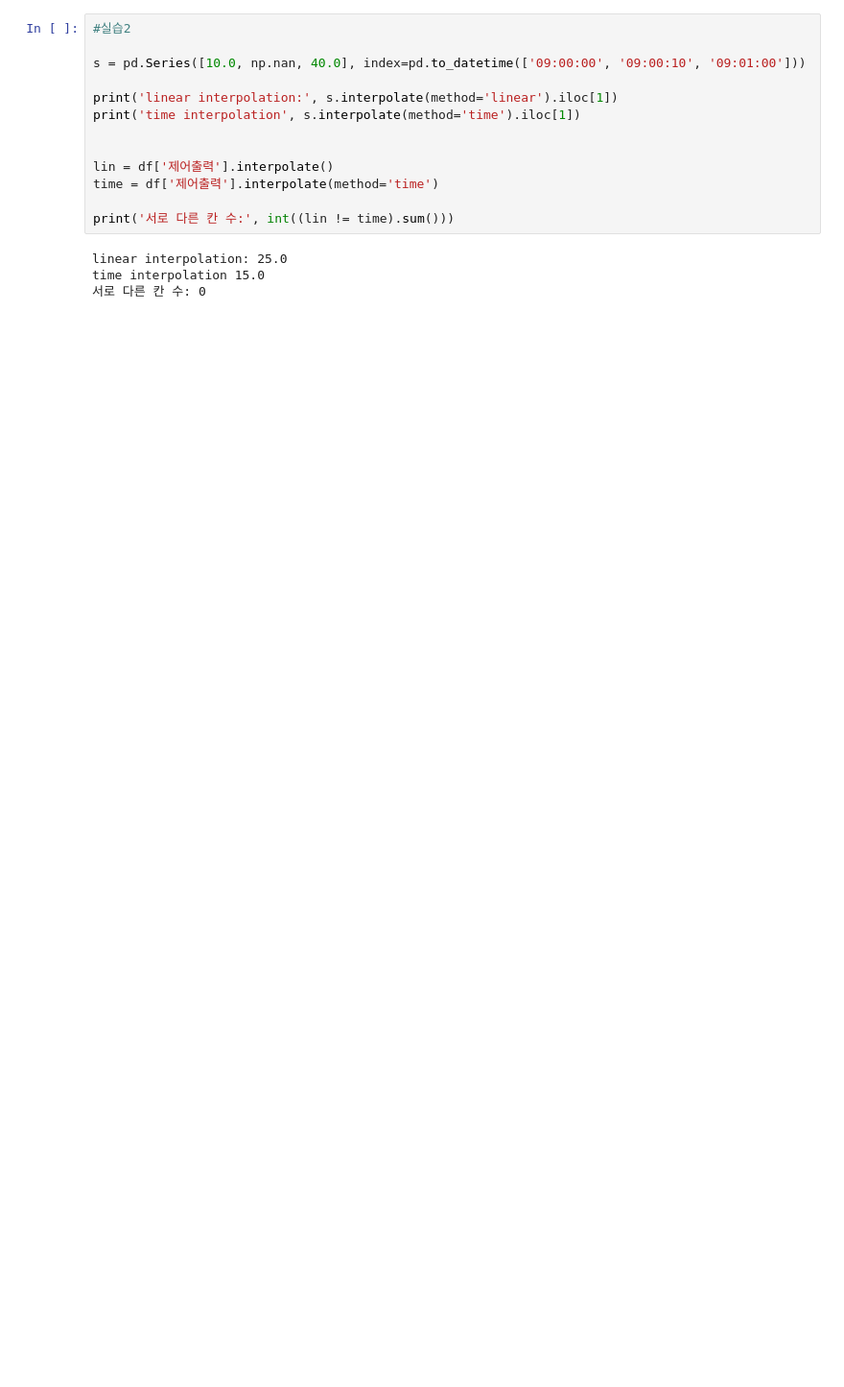
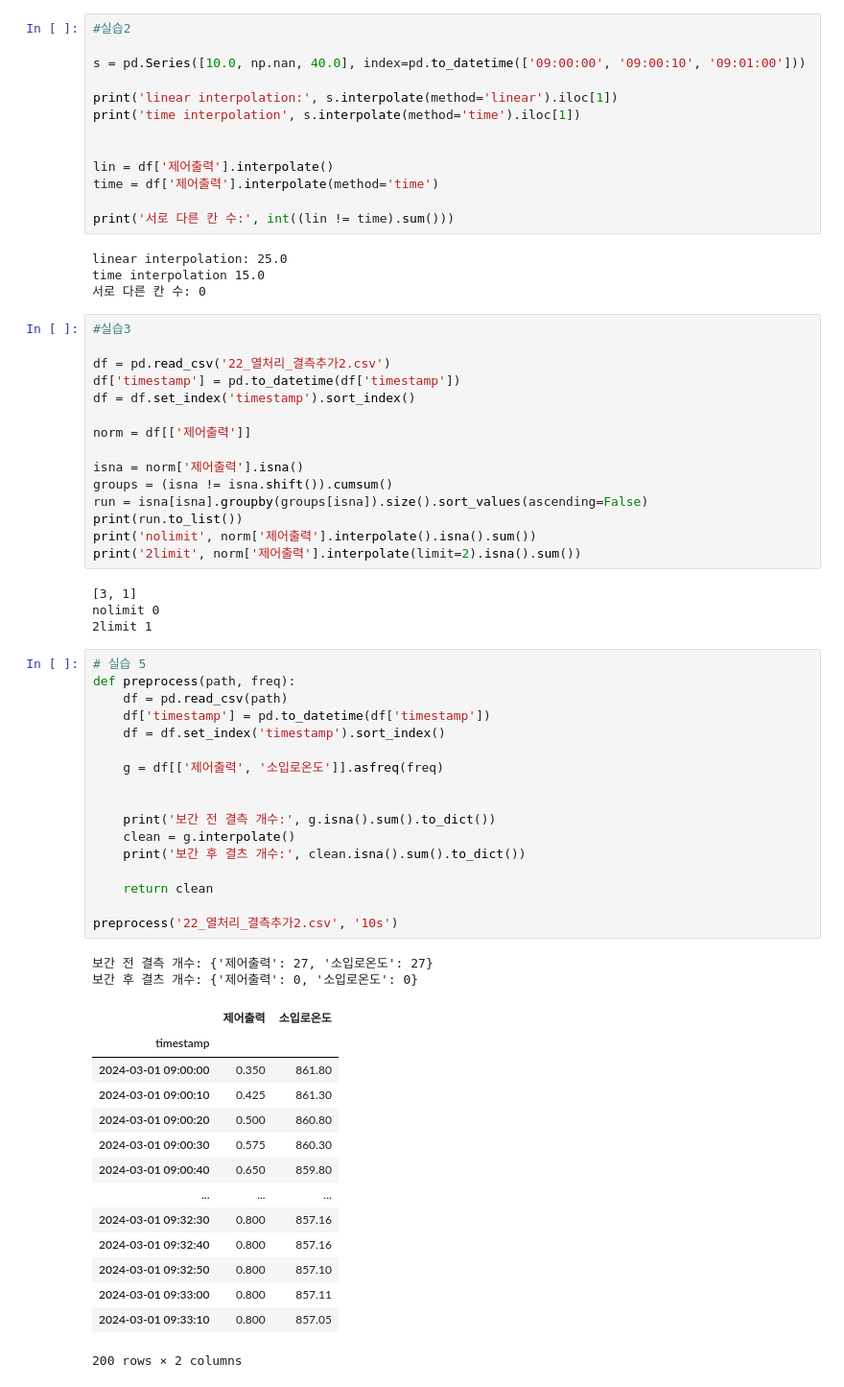
Before and after one commit to songjiho1209-sudo/Test, a Jupyter notebook: data/09_03.ipynb, the cells around one changed output. Shown at 96% size. Saved outputs shown, nothing was run; the diff lists cells and outputs as text; blank space fills up the shorter version.

```diff
--- a/data/09_03.ipynb
+++ b/data/09_03.ipynb
@@ -173,3 +173,56 @@ print('서로 다른 칸 수:', int((lin != time).sum()))
 linear interpolation: 25.0
 time interpolation 15.0
 서로 다른 칸 수: 0
+# %%
+#실습3
+
+df = pd.read_csv('22_열처리_결측추가2.csv')
+df['timestamp'] = pd.to_datetime(df['timestamp'])
+df = df.set_index('timestamp').sort_index()
+
+norm = df[['제어출력']]
+
+isna = norm['제어출력'].isna()
+groups = (isna != isna.shift()).cumsum()
+run = isna[isna].groupby(groups[isna]).size().sort_values(ascending=False)
+print(run.to_list())
+print('nolimit', norm['제어출력'].interpolate().isna().sum())
+print('2limit', norm['제어출력'].interpolate(limit=2).isna().sum())
+# %% [output]
+[3, 1]
+nolimit 0
+2limit 1
+# %%
+# 실습 5
+def preprocess(path, freq):
+    df = pd.read_csv(path)
+    df['timestamp'] = pd.to_datetime(df['timestamp'])
+    df = df.set_index('timestamp').sort_index()
+
+    g = df[['제어출력', '소입로온도']].asfreq(freq)
+
+
+    print('보간 전 결측 개수:', g.isna().sum().to_dict())
+    clean = g.interpolate()
+    print('보간 후 결츠 개수:', clean.isna().sum().to_dict())
+
+    return clean
+
+preprocess('22_열처리_결측추가2.csv', '10s')
+# %% [output]
+보간 전 결측 개수: {'제어출력': 27, '소입로온도': 27}
+보간 후 결츠 개수: {'제어출력': 0, '소입로온도': 0}
+|  | 제어출력 | 소입로온도 |
+| timestamp |  |  |
+| 2024-03-01 09:00:00 | 0.350 | 861.80 |
+| 2024-03-01 09:00:10 | 0.425 | 861.30 |
+| 2024-03-01 09:00:20 | 0.500 | 860.80 |
+| 2024-03-01 09:00:30 | 0.575 | 860.30 |
+| 2024-03-01 09:00:40 | 0.650 | 859.80 |
+| ... | ... | ... |
+| 2024-03-01 09:32:30 | 0.800 | 857.16 |
+| 2024-03-01 09:32:40 | 0.800 | 857.16 |
+| 2024-03-01 09:32:50 | 0.800 | 857.10 |
+| 2024-03-01 09:33:00 | 0.800 | 857.11 |
+| 2024-03-01 09:33:10 | 0.800 | 857.05 |
+200 rows × 2 columns
```
Also changed, not shown: parts of 8 cells of this notebook, 2 other files.
